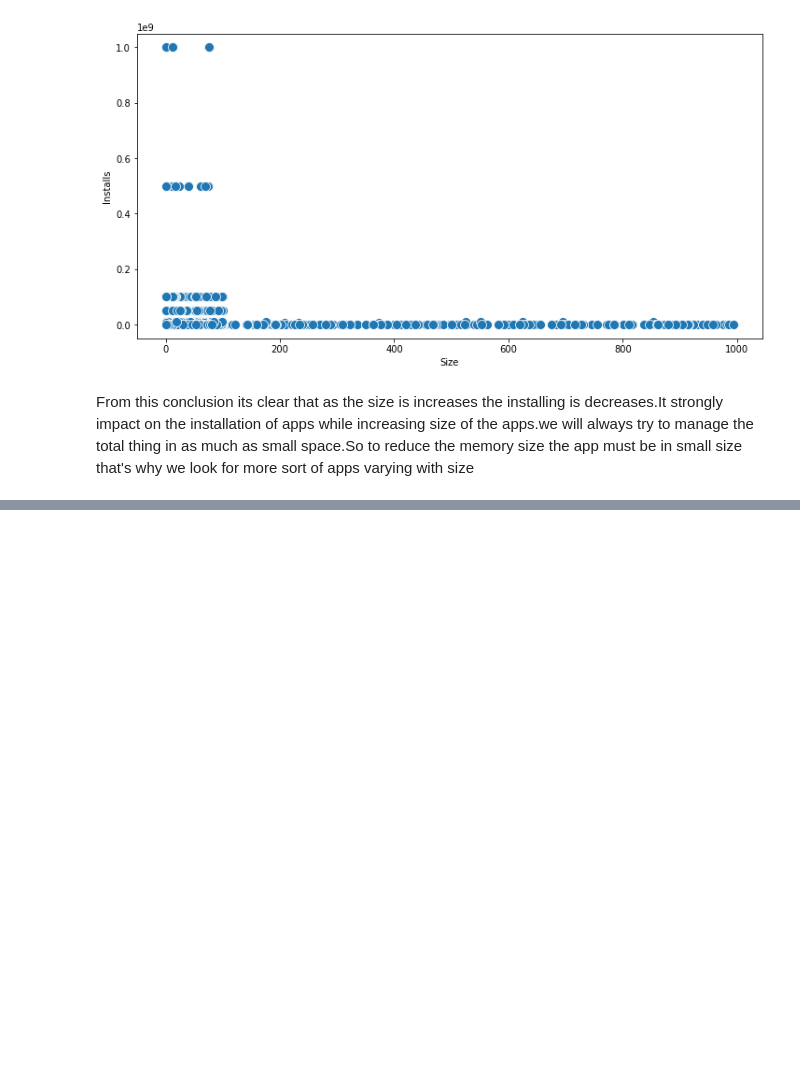
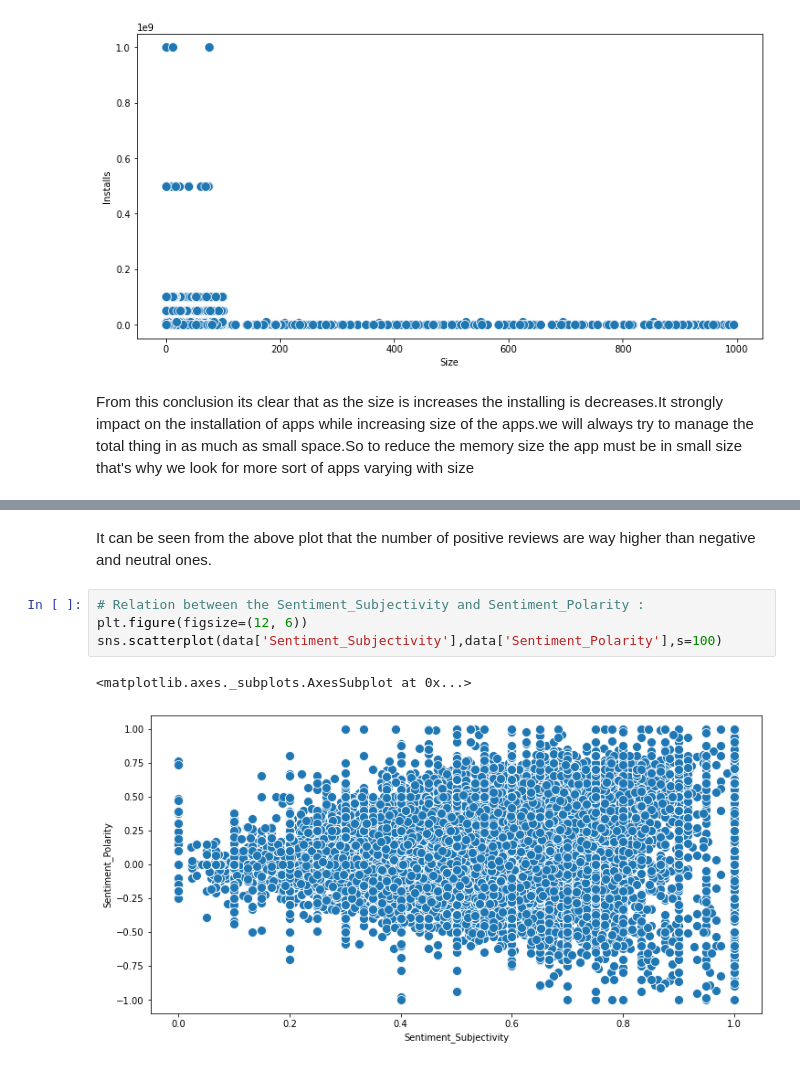
Before and after one commit to Rushabhtikale92/Play-store-app-review-analysis, a Jupyter notebook: Play_Store_App_Review_Analysis_Capstone_Project_by_Rushabh_Tikale.ipynb, the cells around one changed output, grey strips where cells are left out. Cells and saved outputs as stored; diff of their text form; blank space fills up the shorter version.

```diff
--- a/Play_Store_App_Review_Analysis_Capstone_Project_by_Rushabh_Tikale.ipynb
+++ b/Play_Store_App_Review_Analysis_Capstone_Project_by_Rushabh_Tikale.ipynb
@@ -393,0 +476,9 @@ From this conclusion its clear that as the size is increases the installing is d
+# %% [markdown]
+It can be seen from the above plot that the number of positive reviews are way higher than negative and neutral ones.
+# %%
+# Relation between the Sentiment_Subjectivity and Sentiment_Polarity :
+plt.figure(figsize=(12, 6))
+sns.scatterplot(data['Sentiment_Subjectivity'],data['Sentiment_Polarity'],s=100)
+# %% [output]
+<matplotlib.axes._subplots.AxesSubplot at 0x...>
+[figure, added]
```
Also changed, not shown: parts of 17 cells of this notebook.
